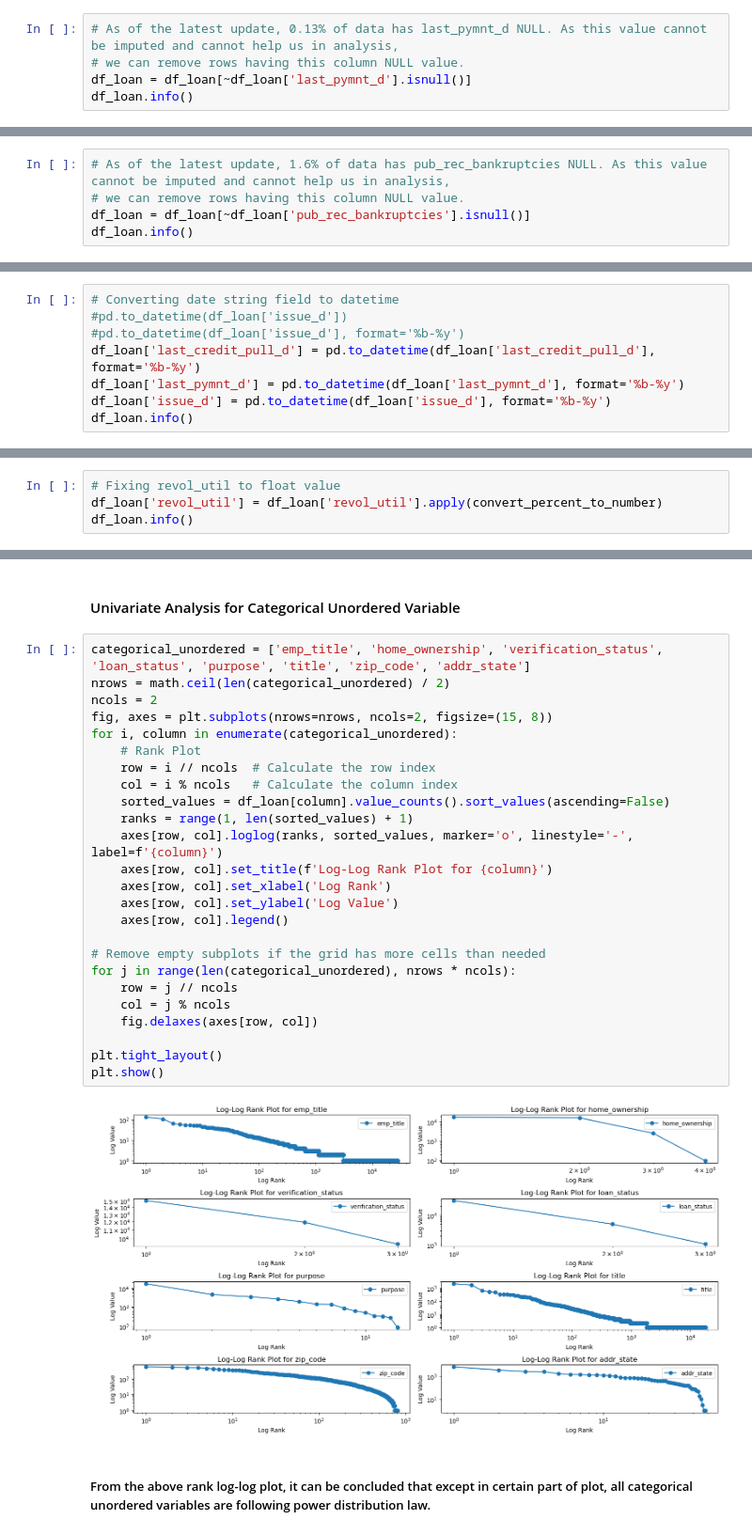
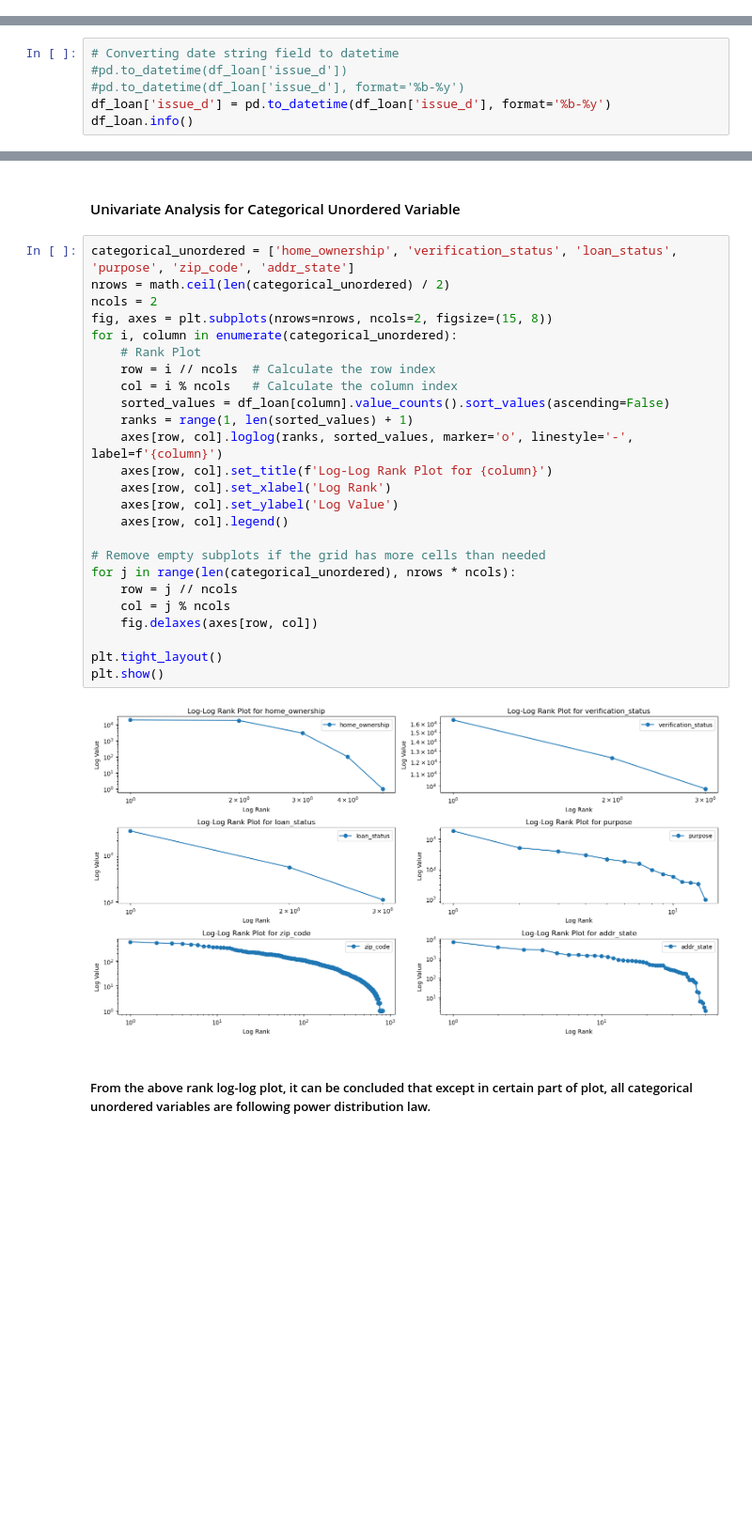
Before and after one commit to tejasvadhyani/LendingClubCaseStudy, a Jupyter notebook: Tejasva_Dhyani.ipynb, the cells around one changed output, grey strips where cells are left out. Shown at 94% size. Drawn from its saved outputs; the diff is of its cells as text; blank space fills up the shorter version.

```diff
--- a/Tejasva_Dhyani.ipynb
+++ b/Tejasva_Dhyani.ipynb
@@ -282,5 +222,0 @@ memory usage: 13.6+ MB
-# %%
-# As of the latest update, 0.13% of data has last_pymnt_d NULL. As this value cannot be imputed and cannot help us in analysis,
-# we can remove rows having this column NULL value.
-df_loan = df_loan[~df_loan['last_pymnt_d'].isnull()]
-df_loan.info()
@@ -328,5 +268,0 @@ memory usage: 13.6+ MB
-# %%
-# As of the latest update, 1.6% of data has pub_rec_bankruptcies NULL. As this value cannot be imputed and cannot help us in analysis,
-# we can remove rows having this column NULL value.
-df_loan = df_loan[~df_loan['pub_rec_bankruptcies'].isnull()]
-df_loan.info()
@@ -414,8 +332,6 @@ memory usage: 13.3+ MB
 # Converting date string field to datetime
 #pd.to_datetime(df_loan['issue_d'])
 #pd.to_datetime(df_loan['issue_d'], format='%b-%y')
-df_loan['last_credit_pull_d'] = pd.to_datetime(df_loan['last_credit_pull_d'], format='%b-%y')
-df_loan['last_pymnt_d'] = pd.to_datetime(df_loan['last_pymnt_d'], format='%b-%y')
 df_loan['issue_d'] = pd.to_datetime(df_loan['issue_d'], format='%b-%y')
 df_loan.info()
 # %% [output]
@@ -461,4 +376,0 @@ memory usage: 13.3+ MB
-# %%
-# Fixing revol_util to float value
-df_loan['revol_util'] = df_loan['revol_util'].apply(convert_percent_to_number)
-df_loan.info()
@@ -652,32 +540,32 @@ pub_rec_bankruptcies	Numeric
 # %% [markdown]
 #### Univariate Analysis for Categorical Unordered Variable
 # %%
-categorical_unordered = ['emp_title', 'home_ownership', 'verification_status', 'loan_status', 'purpose', 'title', 'zip_code', 'addr_state']
+categorical_unordered = ['home_ownership', 'verification_status', 'loan_status', 'purpose', 'zip_code', 'addr_state']
 nrows = math.ceil(len(categorical_unordered) / 2)
 ncols = 2
 fig, axes = plt.subplots(nrows=nrows, ncols=2, figsize=(15, 8))
 for i, column in enumerate(categorical_unordered):
     # Rank Plot
     row = i // ncols  # Calculate the row index
     col = i % ncols   # Calculate the column index
     sorted_values = df_loan[column].value_counts().sort_values(ascending=False)
     ranks = range(1, len(sorted_values) + 1)
     axes[row, col].loglog(ranks, sorted_values, marker='o', linestyle='-', label=f'{column}')
     axes[row, col].set_title(f'Log-Log Rank Plot for {column}')
     axes[row, col].set_xlabel('Log Rank')
     axes[row, col].set_ylabel('Log Value')
     axes[row, col].legend()
 
 # Remove empty subplots if the grid has more cells than needed
 for j in range(len(categorical_unordered), nrows * ncols):
     row = j // ncols
     col = j % ncols
     fig.delaxes(axes[row, col])
 
 plt.tight_layout()
 plt.show()
 # %% [output]
-[figure, old version]
+[figure, new version]
 # %% [markdown]
 ##### From the above rank log-log plot, it can be concluded that except in certain part of plot, all categorical unordered variables are following power distribution law.
 # %% [markdown]
```
Also changed, not shown: parts of 31 cells of this notebook.
